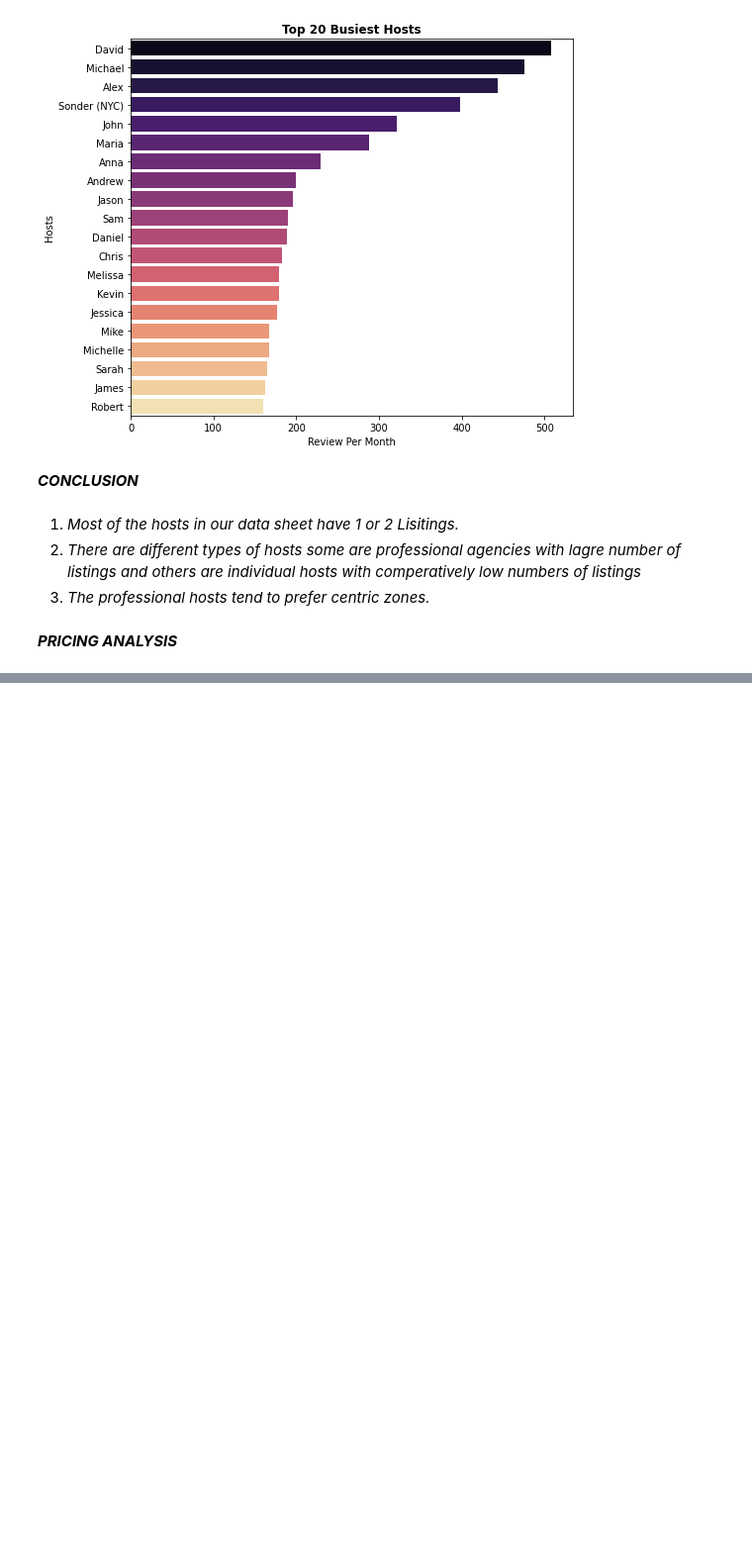
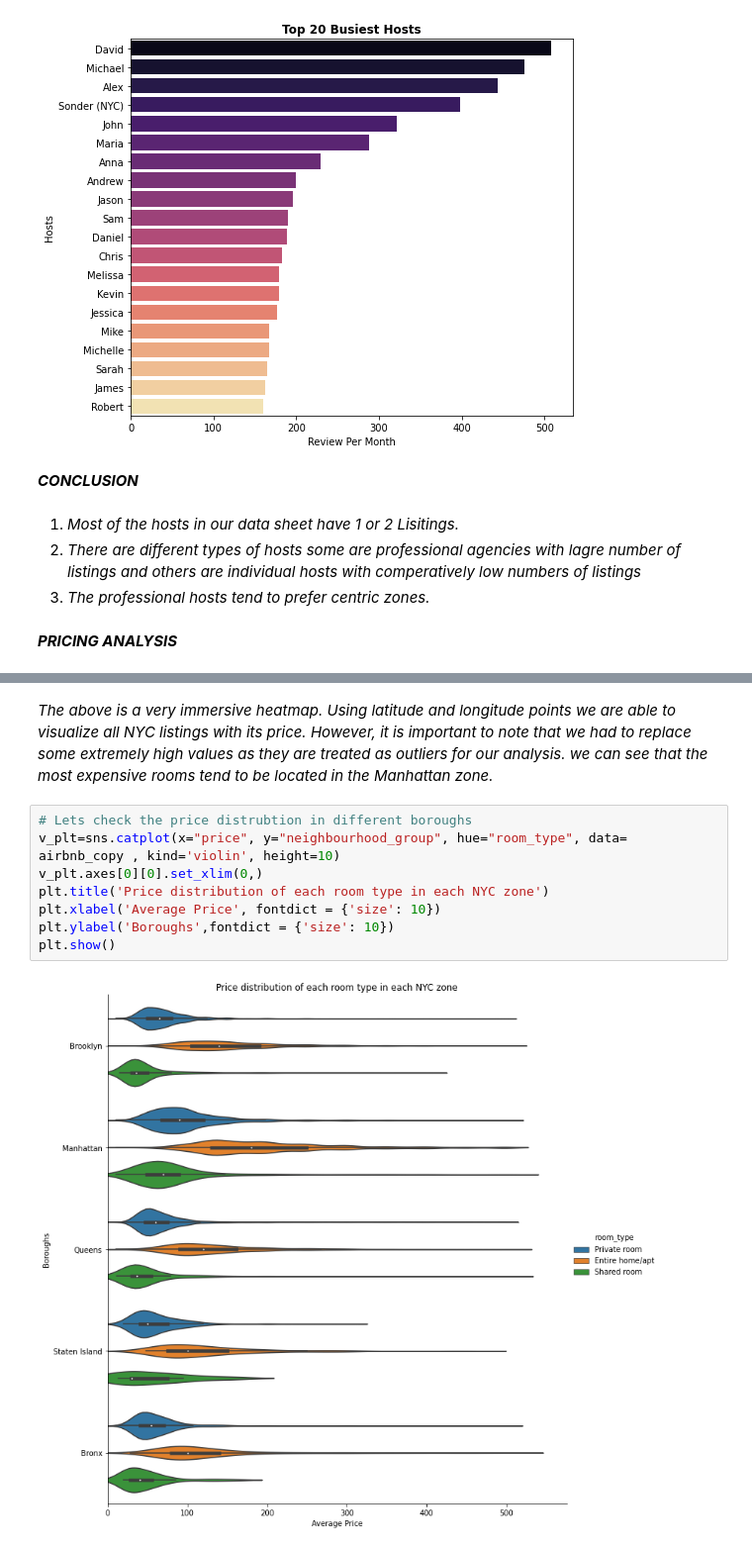
Before and after one commit to amritxk/airbnb-data-analysis, a Jupyter notebook: Amrit_keshri_{Airbnb_Bookings_Analysis}_Capstone_Project.ipynb, the cells around one changed output, grey strips where cells are left out. Shown at 99% size. Saved outputs shown, nothing was run; the diff lists cells and outputs as text; blank space fills up the shorter version.

```diff
--- a/Amrit_keshri_{Airbnb_Bookings_Analysis}_Capstone_Project.ipynb
+++ b/Amrit_keshri_{Airbnb_Bookings_Analysis}_Capstone_Project.ipynb
@@ -336,0 +425,13 @@ Text(0, 0.5, 'Hosts')
+# %% [markdown]
+*The above is a very immersive heatmap. Using latitude and longitude points we are able to visualize all NYC listings with its price. However, it is important to note that we had to replace some extremely high values as they are treated as outliers for our analysis.*
+*we can see that the most expensive rooms tend to be located in the Manhattan zone.*
+# %%
+# Lets check the price distrubtion in different boroughs
+v_plt=sns.catplot(x="price", y="neighbourhood_group", hue="room_type", data= airbnb_copy , kind='violin', height=10)
+v_plt.axes[0][0].set_xlim(0,)
+plt.title('Price distribution of each room type in each NYC zone')
+plt.xlabel('Average Price', fontdict = {'size': 10})
+plt.ylabel('Boroughs',fontdict = {'size': 10})
+plt.show()
+# %% [output]
+[figure, added]
```
Also changed, not shown: parts of 12 cells of this notebook.
